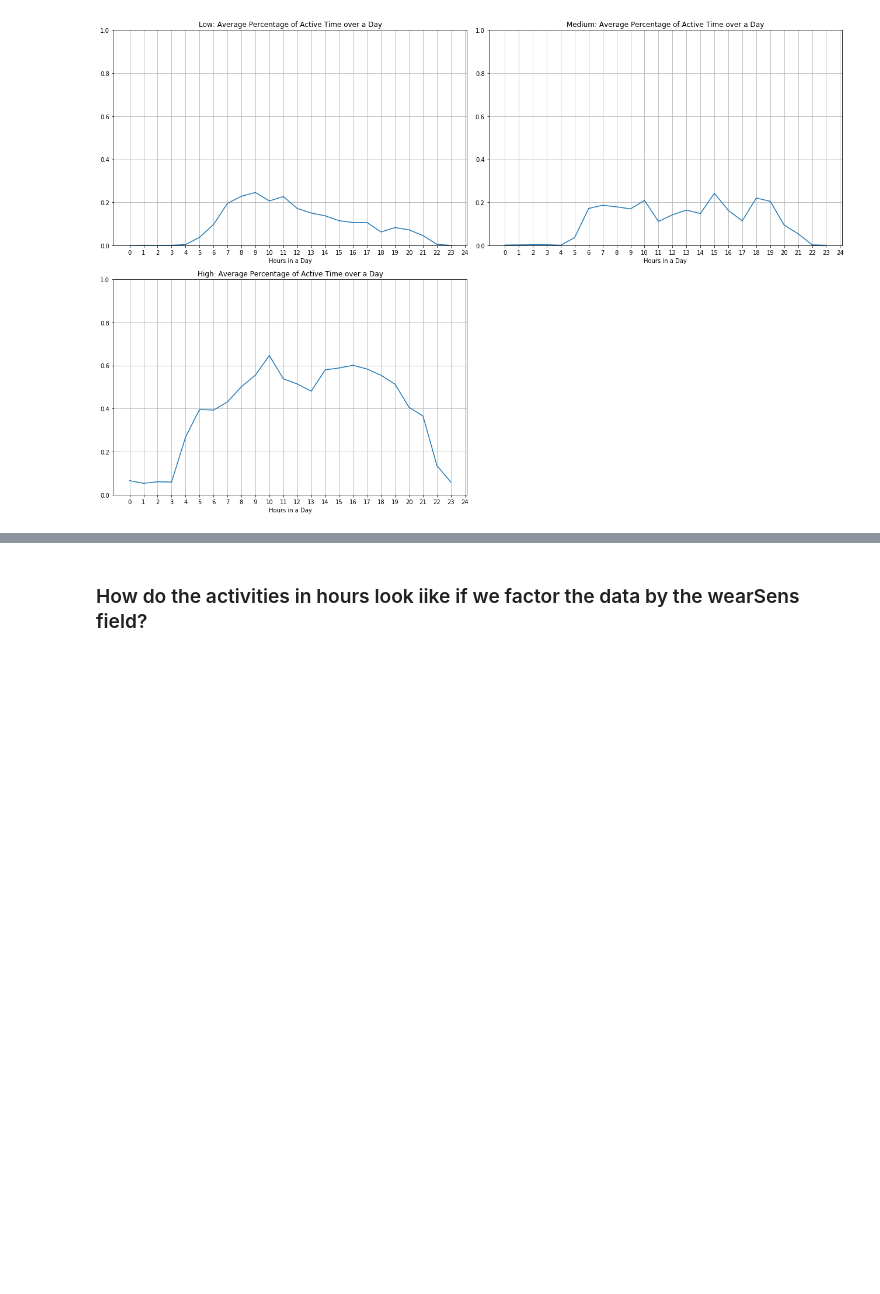
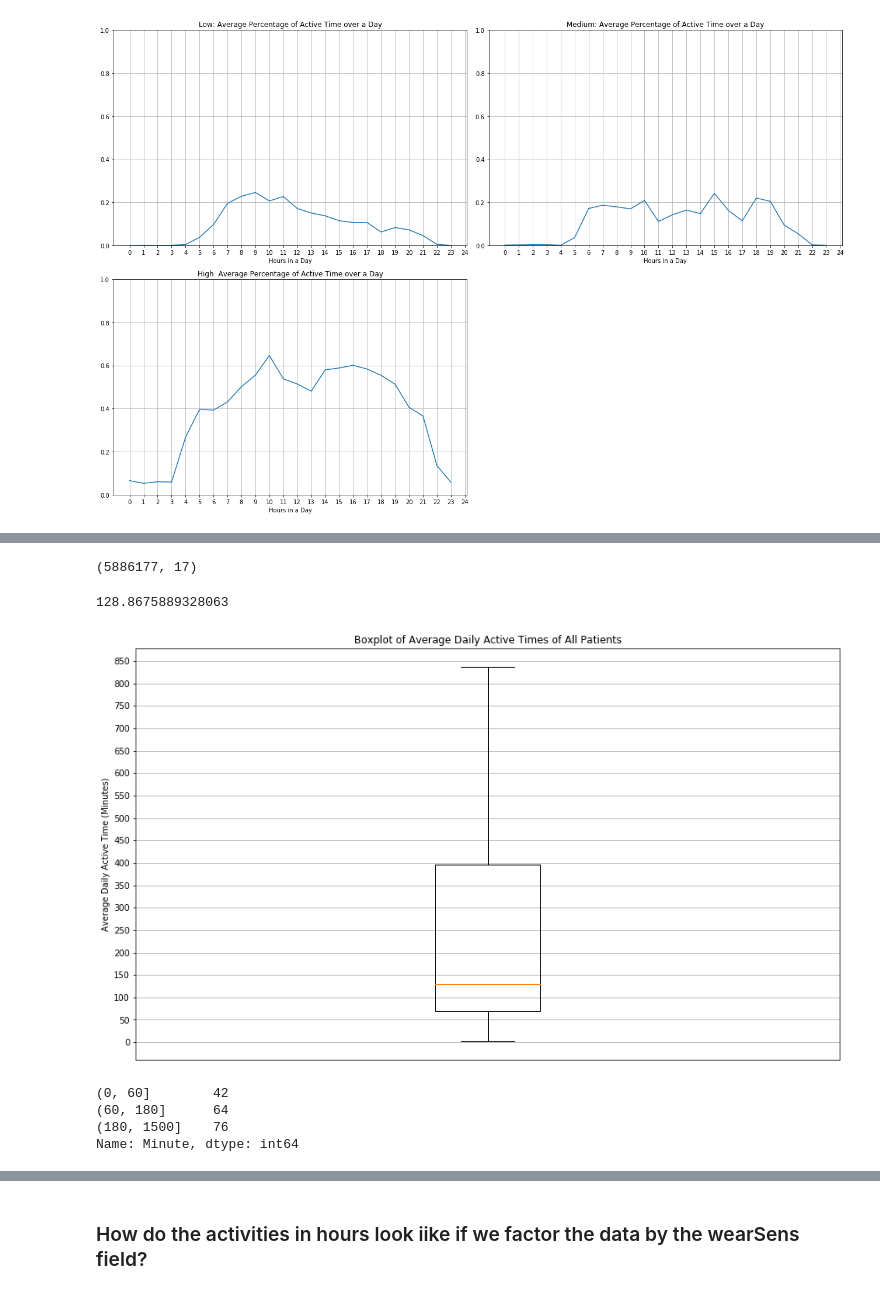
Before and after one commit to dddragons/time-data-viz-test, a Jupyter notebook: patient-low-medium-high-physical-activity-patterns.ipynb, the cells around one changed output, grey strips where cells are left out. Drawn from its saved outputs; the diff is of its cells as text; code cells hidden in the pictures; blank space fills up the shorter version.

```diff
--- a/patient-low-medium-high-physical-activity-patterns.ipynb
+++ b/patient-low-medium-high-physical-activity-patterns.ipynb
@@ -483,0 +532,3 @@ plt.tight_layout()
+# %%
+dfall = pd.read_csv("allpatients.csv", parse_dates = \
+                 ['Datetime'], index_col = 0, date_parser=dateparse)
@@ -483,0 +544,30 @@ plt.tight_layout()
+# %%
+dfall.shape
+# %% [output]
+(5886177, 17)
+# %%
+dfall_active = dfall[dfall['Steps'] > 0]
+# %%
+sub_day_groups = dfall_active.groupby(['Subid', 'ACTDT'])
+# %%
+active_means = sub_day_groups['Minute'].size().mean(level = 0)
+# %%
+active_means.median()
+# %% [output]
+128.8675889328063
+# %%
+plt.boxplot(active_means)
+plt.ylabel("Average Daily Active Time (Minutes)")
+plt.title("Boxplot of Average Daily Active Times of All Patients")
+plt.yticks(np.arange(0, 900, 50))
+plt.xticks([0])
+plt.grid()
+# %% [output]
+[figure, added]
+# %%
+pd.cut(active_means, bins).value_counts(sort = False)
+# %% [output]
+(0, 60]        42
+(60, 180]      64
+(180, 1500]    76
+Name: Minute, dtype: int64
```
Also changed, not shown: parts of 8 cells of this notebook.
